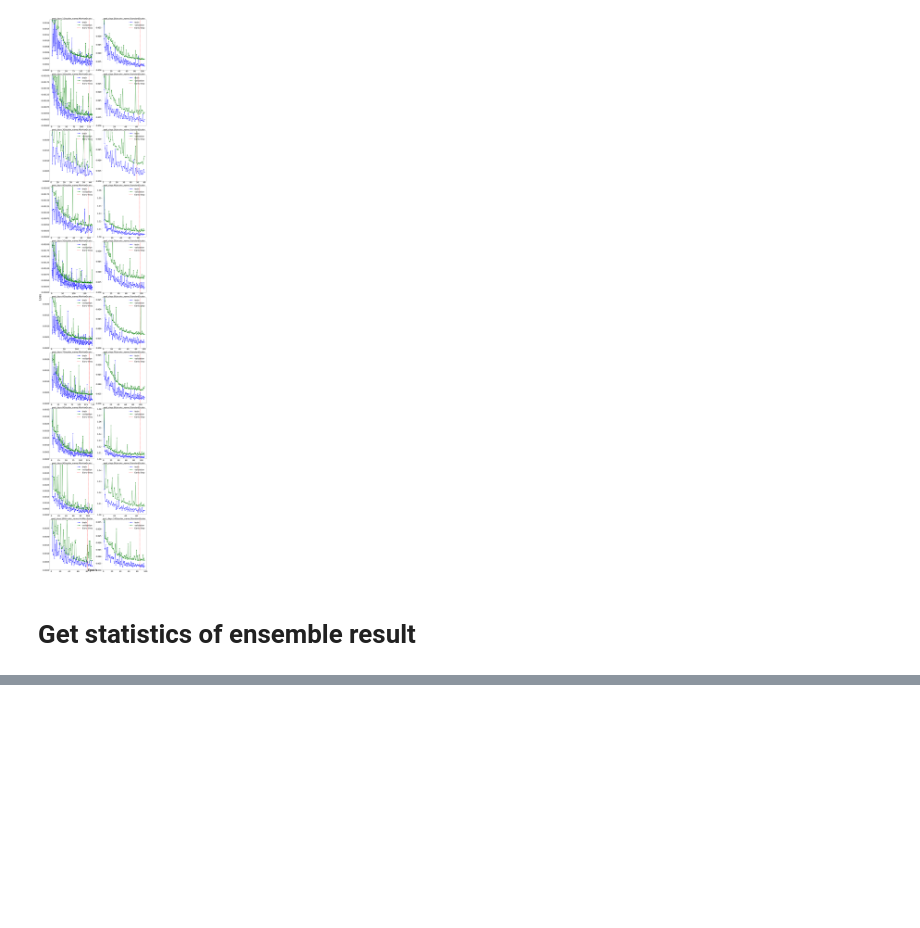
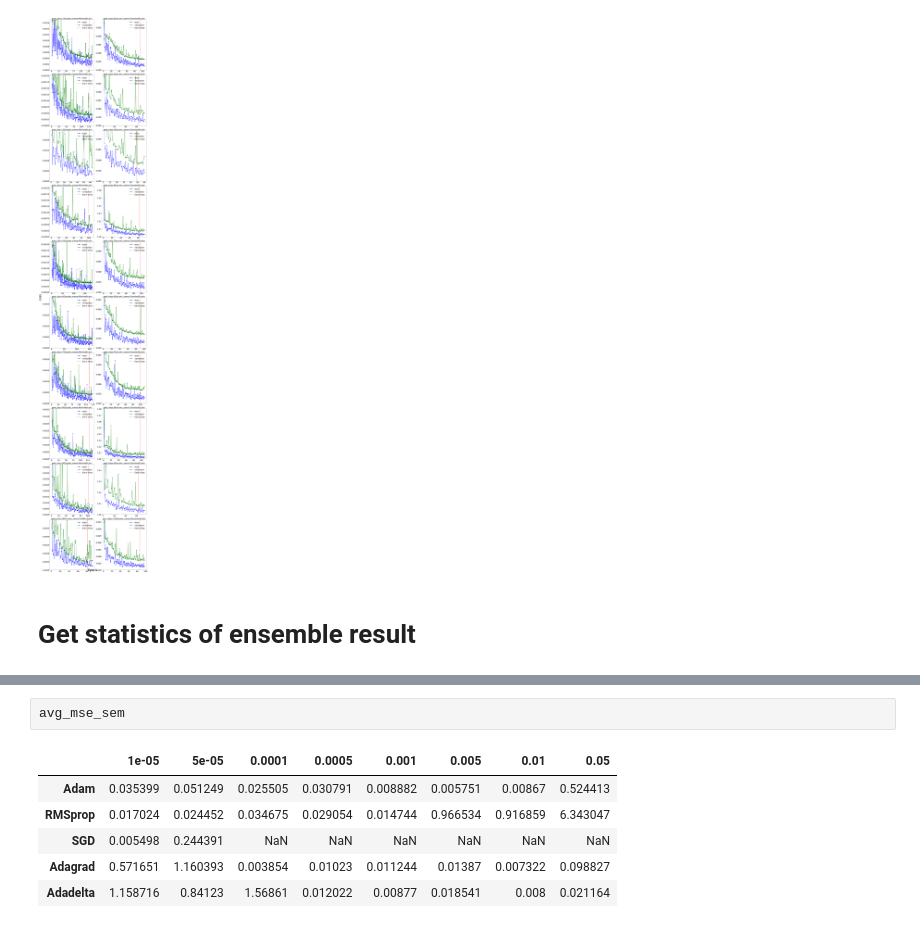
Before and after one commit to hoyunchoi/ML_practice, a Jupyter notebook: stock_data_prediction/hyperparameter_tuning.ipynb, the cells around one changed output, grey strips where cells are left out. Cells and saved outputs as stored; diff of their text form; blank space fills up the shorter version.

```diff
--- a/stock_data_prediction/hyperparameter_tuning.ipynb
+++ b/stock_data_prediction/hyperparameter_tuning.ipynb
@@ -152,0 +198,9 @@ for col in avg_mse.columns:
+# %%
+avg_mse_sem
+# %% [output]
+|  | 1e-05 | 5e-05 | 0.0001 | 0.0005 | 0.001 | 0.005 | 0.01 | 0.05 |
+| Adam | 0.035399 | 0.051249 | 0.025505 | 0.030791 | 0.008882 | 0.005751 | 0.00867 | 0.524413 |
+| RMSprop | 0.017024 | 0.024452 | 0.034675 | 0.029054 | 0.014744 | 0.966534 | 0.916859 | 6.343047 |
+| SGD | 0.005498 | 0.244391 | NaN | NaN | NaN | NaN | NaN | NaN |
+| Adagrad | 0.571651 | 1.160393 | 0.003854 | 0.01023 | 0.011244 | 0.01387 | 0.007322 | 0.098827 |
+| Adadelta | 1.158716 | 0.84123 | 1.56861 | 0.012022 | 0.00877 | 0.018541 | 0.008 | 0.021164 |
```
Also changed, not shown: parts of 14 cells of this notebook, 12 other files.
